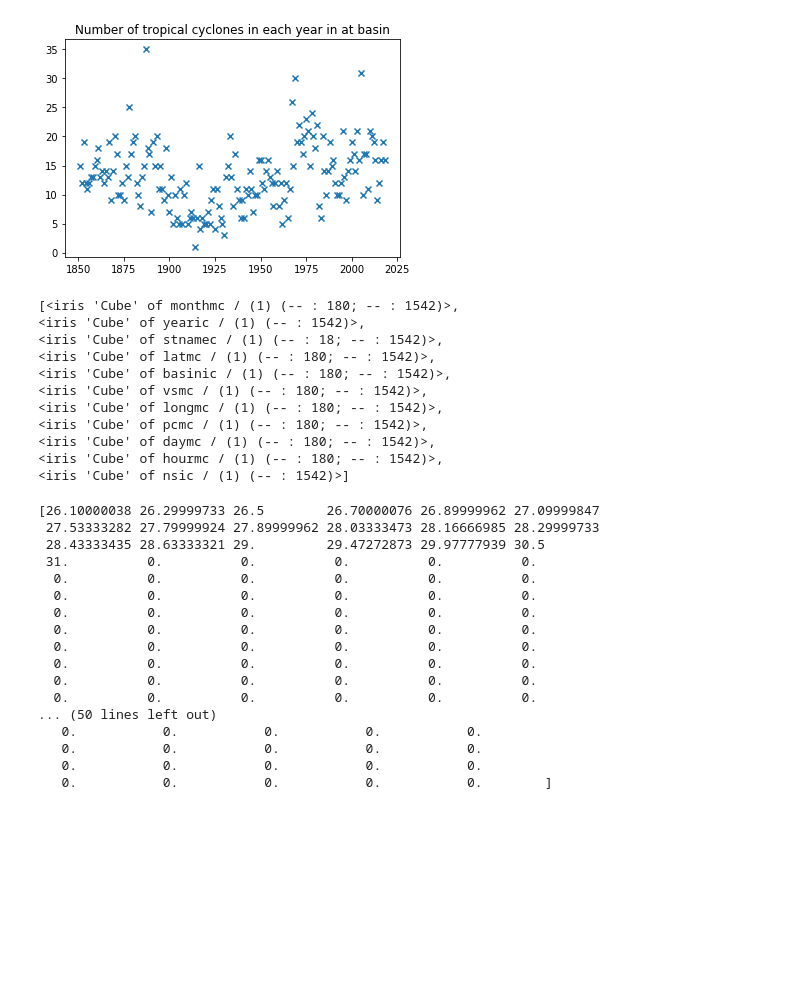
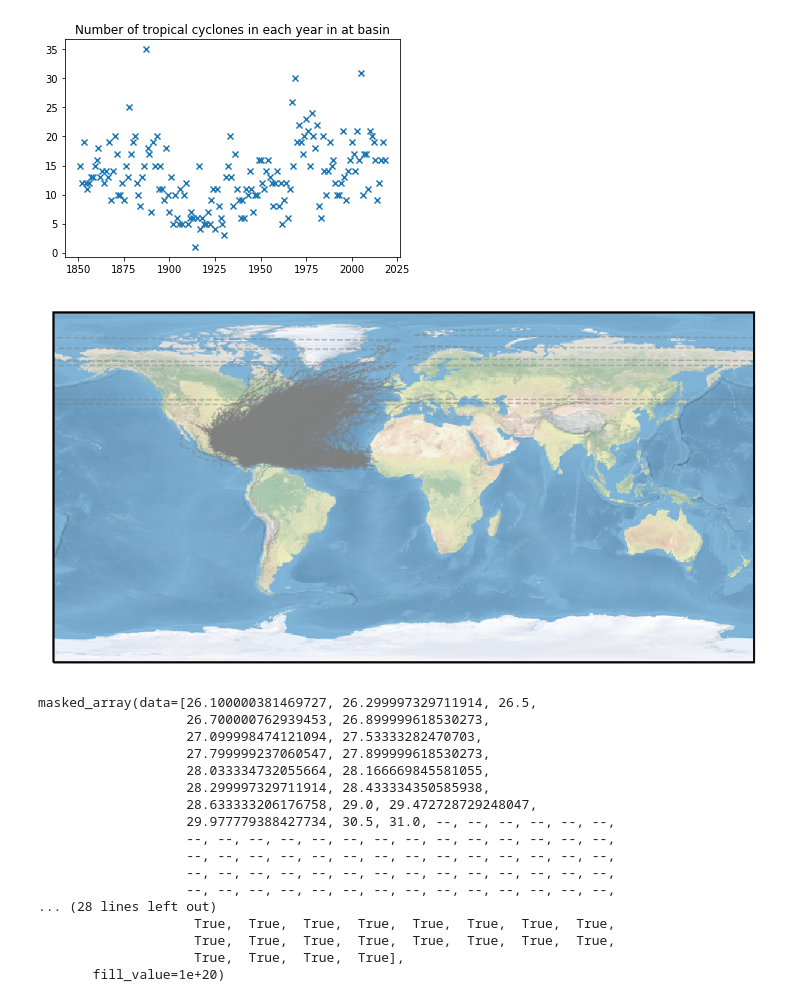
Before and after one commit to AndrewILWilliams/CycloneStats, a Jupyter notebook: plot_tracks.ipynb, the cells around one changed output. Cells and saved outputs as stored; diff of their text form; code cells hidden in the pictures; blank space fills up the shorter version.

Commit message:
Updated plots and plot_tracks.ipynb

```diff
--- a/plot_tracks.ipynb
+++ b/plot_tracks.ipynb
@@ -102,39 +119,53 @@ ax.scatter(yr_plt, masked_n, marker='x')
 plt.show()
 # %% [output]
 [figure]
-# %%
-basin_data
-# %% [output]
-[<iris 'Cube' of monthmc / (1) (-- : 180; -- : 1542)>,
-<iris 'Cube' of yearic / (1) (-- : 1542)>,
-<iris 'Cube' of stnamec / (1) (-- : 18; -- : 1542)>,
-<iris 'Cube' of latmc / (1) (-- : 180; -- : 1542)>,
-<iris 'Cube' of basinic / (1) (-- : 180; -- : 1542)>,
-<iris 'Cube' of vsmc / (1) (-- : 180; -- : 1542)>,
-<iris 'Cube' of longmc / (1) (-- : 180; -- : 1542)>,
-<iris 'Cube' of pcmc / (1) (-- : 180; -- : 1542)>,
-<iris 'Cube' of daymc / (1) (-- : 180; -- : 1542)>,
-<iris 'Cube' of hourmc / (1) (-- : 180; -- : 1542)>,
-<iris 'Cube' of nsic / (1) (-- : 1542)>]
+# %%
+import cartopy.crs as ccrs
+import matplotlib.pyplot as plt
+
+fig = plt.figure(dpi=200)
+ax = plt.axes(projection=ccrs.PlateCarree())
+ax.stock_img()
+
+
+for i in range(1542):
+    mask = (latmc[:,i].data == 0)
+
+    masked_lats = np.ma.array(latmc[:,i].data, mask=mask)
+    masked_lons = np.ma.array(lonmc[:,i].data, mask=mask)
+
+    plt.plot(masked_lons, masked_lats,
+         color='grey', linestyle='--', linewidth = 0.7, alpha=0.5,
+         transform=ccrs.PlateCarree()
+         )
+
+
+plt.show()
+# %% [output]
+[figure, added]
 # %%
 i=0
-print(latmc[:,i].data)
-print(lonmc[:,i].data)
+#print(latmc[:,i].data)
+mask = (latmc[:,i].data == 0)
+
+masked_lats = np.ma.array(latmc[:,i].data, mask=mask)
+
+masked_lats
 # %% [output]
-[26.10000038 26.29999733 26.5        26.70000076 26.89999962 27.09999847
- 27.53333282 27.79999924 27.89999962 28.03333473 28.16666985 28.29999733
- 28.43333435 28.63333321 29.         29.47272873 29.97777939 30.5
- 31.          0.          0.          0.          0.          0.
-  0.          0.          0.          0.          0.          0.
-  0.          0.          0.          0.          0.          0.
-  0.          0.          0.          0.          0.          0.
-  0.          0.          0.          0.          0.          0.
-  0.          0.          0.          0.          0.          0.
-  0.          0.          0.          0.          0.          0.
-  0.          0.          0.          0.          0.          0.
-  0.          0.          0.          0.          0.          0.
-... (50 lines left out)
-   0.           0.           0.           0.           0.
-   0.           0.           0.           0.           0.
-   0.           0.           0.           0.           0.
-   0.           0.           0.           0.           0.        ]
+masked_array(data=[26.100000381469727, 26.299997329711914, 26.5,
+                   26.700000762939453, 26.899999618530273,
+                   27.099998474121094, 27.53333282470703,
+                   27.799999237060547, 27.899999618530273,
+                   28.033334732055664, 28.166669845581055,
+                   28.299997329711914, 28.433334350585938,
+                   28.633333206176758, 29.0, 29.472728729248047,
+                   29.977779388427734, 30.5, 31.0, --, --, --, --, --, --,
+                   --, --, --, --, --, --, --, --, --, --, --, --, --, --,
+                   --, --, --, --, --, --, --, --, --, --, --, --, --, --,
+                   --, --, --, --, --, --, --, --, --, --, --, --, --, --,
+                   --, --, --, --, --, --, --, --, --, --, --, --, --, --,
+... (28 lines left out)
+                    True,  True,  True,  True,  True,  True,  True,  True,
+                    True,  True,  True,  True,  True,  True,  True,  True,
+                    True,  True,  True,  True],
+       fill_value=1e+20)
```
Also changed, not shown: parts of 4 cells of this notebook, 2 other files.
